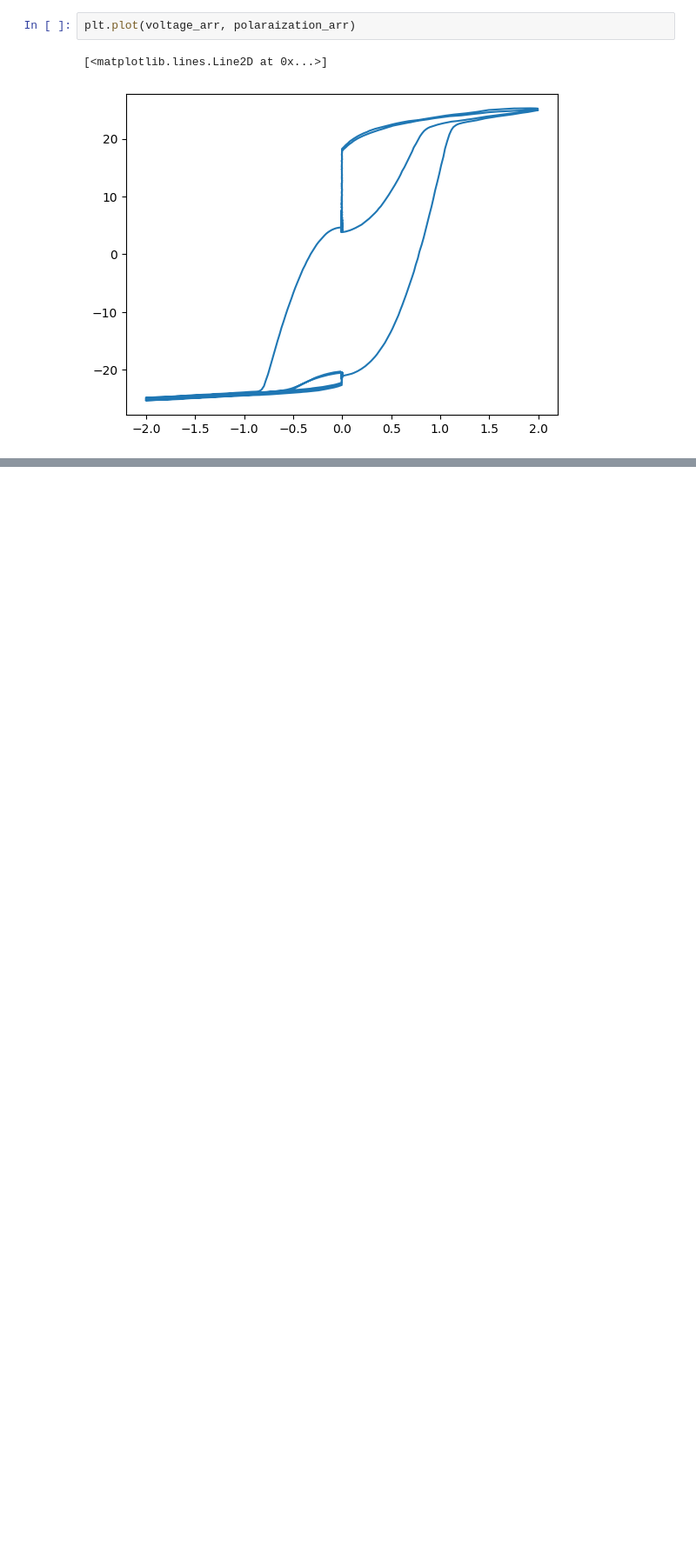
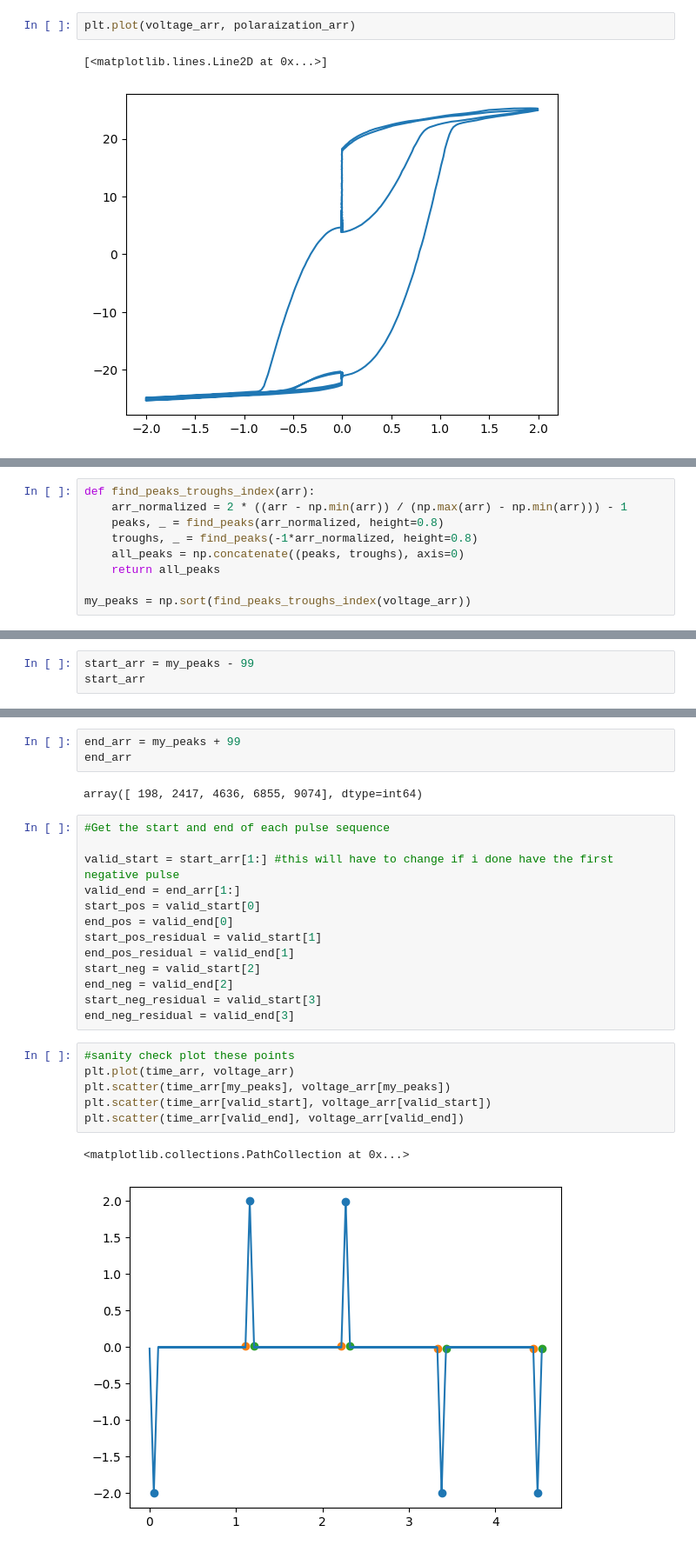
Before and after one commit to ElPsyKurisu/FE, a Jupyter notebook: PUND_Radiant/analysis.ipynb, the cells around one changed output, grey strips where cells are left out. Shown at 87% size. Saved outputs shown, nothing was run; the diff lists cells and outputs as text; blank space fills up the shorter version.

```diff
--- a/PUND_Radiant/analysis.ipynb
+++ b/PUND_Radiant/analysis.ipynb
@@ -38,0 +55,9 @@ plt.plot(voltage_arr, polaraization_arr)
+# %%
+def find_peaks_troughs_index(arr):
+    arr_normalized = 2 * ((arr - np.min(arr)) / (np.max(arr) - np.min(arr))) - 1
+    peaks, _ = find_peaks(arr_normalized, height=0.8)
+    troughs, _ = find_peaks(-1*arr_normalized, height=0.8)
+    all_peaks = np.concatenate((peaks, troughs), axis=0)
+    return all_peaks
+
+my_peaks = np.sort(find_peaks_troughs_index(voltage_arr))
@@ -38,0 +70,3 @@ plt.plot(voltage_arr, polaraization_arr)
+# %%
+start_arr = my_peaks - 99
+start_arr
@@ -38,0 +75,27 @@ plt.plot(voltage_arr, polaraization_arr)
+# %%
+end_arr = my_peaks + 99
+end_arr
+# %% [output]
+array([ 198, 2417, 4636, 6855, 9074], dtype=int64)
+# %%
+#Get the start and end of each pulse sequence
+
+valid_start = start_arr[1:] #this will have to change if i done have the first negative pulse
+valid_end = end_arr[1:]
+start_pos = valid_start[0]
+end_pos = valid_end[0]
+start_pos_residual = valid_start[1]
+end_pos_residual = valid_end[1]
+start_neg = valid_start[2]
+end_neg = valid_end[2]
+start_neg_residual = valid_start[3]
+end_neg_residual = valid_end[3]
+# %%
+#sanity check plot these points
+plt.plot(time_arr, voltage_arr)
+plt.scatter(time_arr[my_peaks], voltage_arr[my_peaks])
+plt.scatter(time_arr[valid_start], voltage_arr[valid_start])
+plt.scatter(time_arr[valid_end], voltage_arr[valid_end])
+# %% [output]
+<matplotlib.collections.PathCollection at 0x...>
+[figure, added]
```
Also changed, not shown: parts of 20 cells of this notebook.
